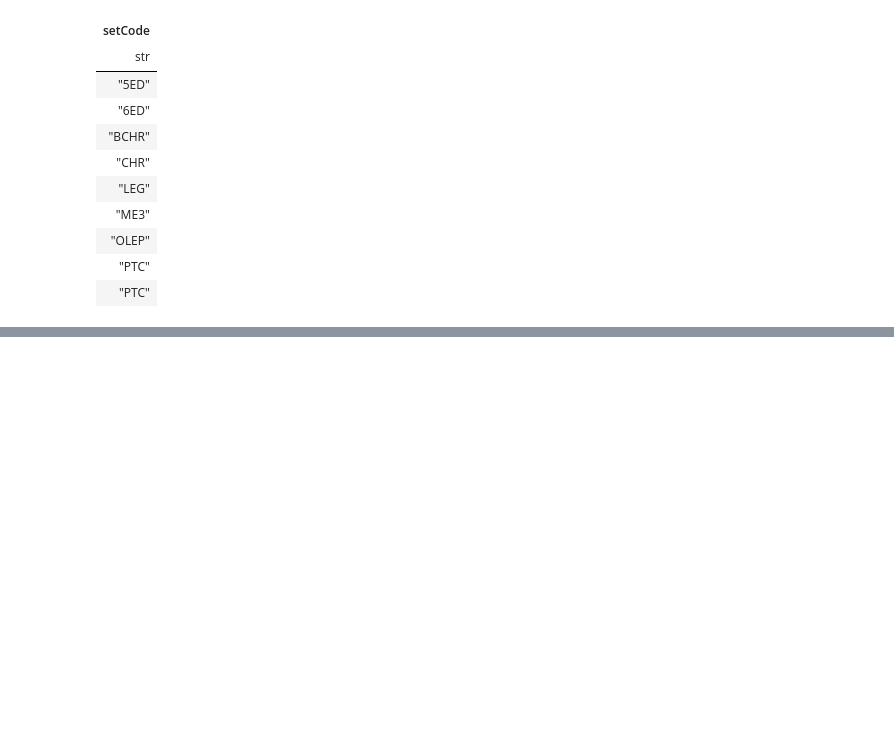
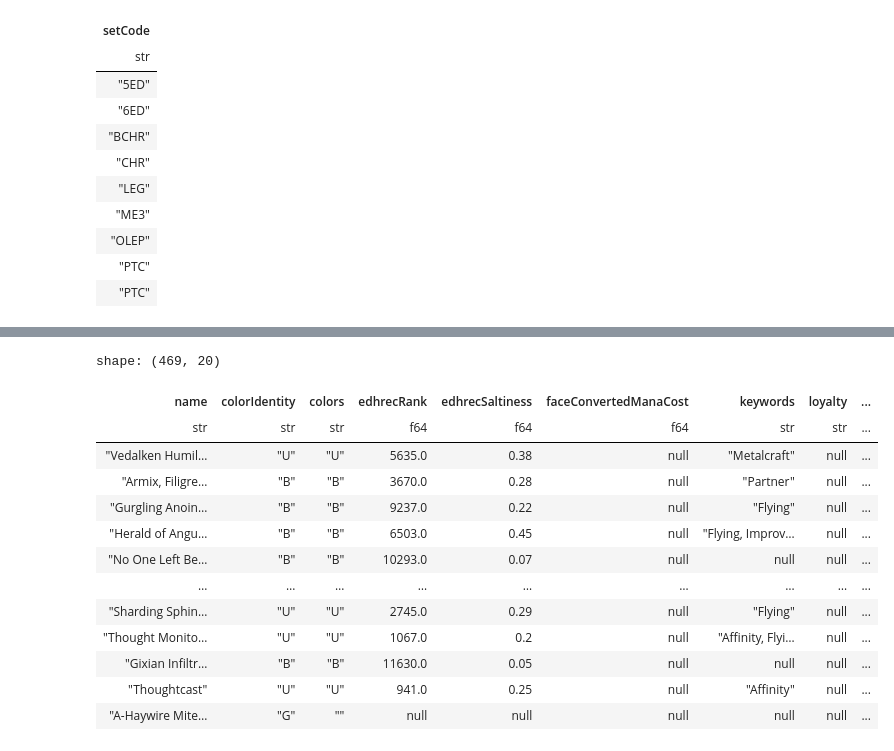
Before and after one commit to DaveParr/mtgai, a Jupyter notebook: notebooks/readdata.ipynb, the cells around one changed output, grey strips where cells are left out. Cells and saved outputs as stored; diff of their text form; code cells hidden in the pictures; blank space fills up the shorter version.

```diff
--- a/notebooks/readdata.ipynb
+++ b/notebooks/readdata.ipynb
@@ -111,0 +118,62 @@ shape: (399, 78)
+# %%
+brothers_war_cards.select(
+    [
+        "name",
+        "colorIdentity",
+        "colors",
+        "edhrecRank",
+        "edhrecSaltiness",
+        "faceConvertedManaCost",
+        "keywords",
+        "loyalty",
+        "manaCost",
+        "manaValue",
+        "number",
+        "power",
+        "rarity",
+        "setCode",
+        "subtypes",
+        "supertypes",
+        "toughness",
+        "text",
+        "type",
+        "types",
+        "uuid",
+    ]
+).sort("number").unique(
+    [
+        "name",
+        "colorIdentity",
+        "colors",
+        "edhrecRank",
+        "edhrecSaltiness",
+        "faceConvertedManaCost",
+        "keywords",
+        "loyalty",
+        "manaCost",
+        "manaValue",
+        "power",
+        "rarity",
+        "setCode",
+        "subtypes",
+        "supertypes",
+        "toughness",
+        "text",
+        "type",
+        "types",
+    ])
+# %% [output]
+shape: (469, 20)
+| name | colorIdentity | colors | edhrecRank | edhrecSaltiness | faceConvertedManaCost | keywords | loyalty | ... |
+| str | str | str | f64 | f64 | f64 | str | str | ... |
+| "Vedalken Humil… | "U" | "U" | 5635.0 | 0.38 | null | "Metalcraft" | null | ... |
+| "Armix, Filigre… | "B" | "B" | 3670.0 | 0.28 | null | "Partner" | null | ... |
+| "Gurgling Anoin… | "B" | "B" | 9237.0 | 0.22 | null | "Flying" | null | ... |
+| "Herald of Angu… | "B" | "B" | 6503.0 | 0.45 | null | "Flying, Improv… | null | ... |
+| "No One Left Be… | "B" | "B" | 10293.0 | 0.07 | null | null | null | ... |
+| … | … | … | … | … | … | … | … | ... |
+| "Sharding Sphin… | "U" | "U" | 2745.0 | 0.29 | null | "Flying" | null | ... |
+| "Thought Monito… | "U" | "U" | 1067.0 | 0.2 | null | "Affinity, Flyi… | null | ... |
+| "Gixian Infiltr… | "B" | "B" | 11630.0 | 0.05 | null | null | null | ... |
+| "Thoughtcast" | "U" | "U" | 941.0 | 0.25 | null | "Affinity" | null | ... |
+| "A-Haywire Mite… | "G" | "" | null | null | null | null | null | ... |
```
Also changed, not shown: parts of 4 cells of this notebook, 1 other file.
